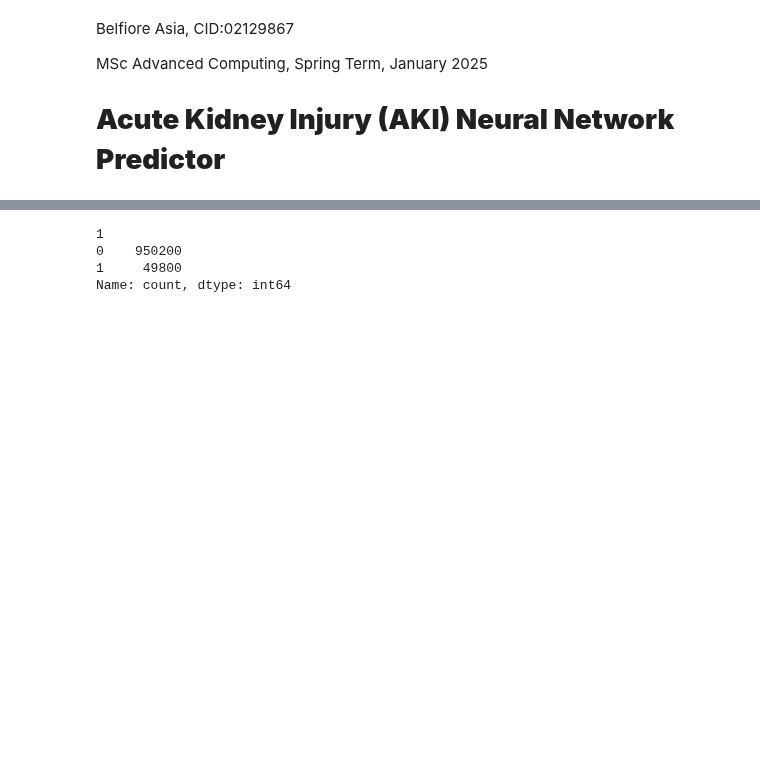
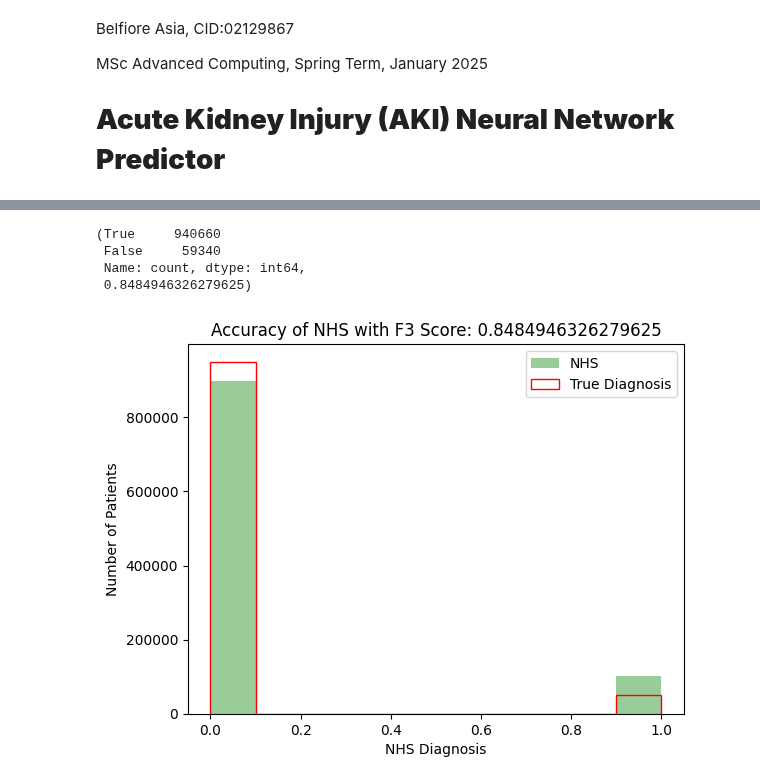
Before and after one commit to belfioreasia/aki-predictor, a Jupyter notebook: aki_predictor.ipynb, the cells around one changed output, grey strips where cells are left out. Cells and saved outputs as stored; diff of their text form; code cells hidden in the pictures; blank space fills up the shorter version.

```diff
--- a/aki_predictor.ipynb
+++ b/aki_predictor.ipynb
@@ -9,6 +9,7 @@ import numpy as np  # add to requirements.txt
 import torch    # add to requirements.txt
 import torch.nn as nn
 from utils import *
+import matplotlib.pyplot as plt
 
 # 0. Define Local Data Paths
 train_data_path = 'data/training.csv'
@@ -21,3 +22,14 @@ test_data_path = 'data/test.csv'
 #     print (x)
 # else:
 #     print ("MPS device not found.")
+
+
+def plot_accuracy(model, y_true, model_name, f3_score):
+    fig, ax = plt.subplots()
+    plt.hist(model, color='g', alpha=0.4, label='NHS')
+    if y_true is not None:
+        plt.hist(y_true, color='r', alpha=1, histtype='step', label='True Diagnosis')
+    plt.title(f"Accuracy of {model_name} with F3 Score: {f3_score}")
+    plt.xlabel(f'{model_name} Diagnosis')
+    plt.ylabel('Number of Patients')
+    plt.legend()
@@ -220,15 +232,0 @@ from utils import *
-# %%
-# 1. Load the training data
-train_data_path = 'data/training.csv'
-header_len = get_longest_row(train_data_path)
-test_dates_columns = get_header(header_len, 'train')
-
-creatinine_columns = test_dates_columns.copy()[3:]
-
-train_data = pd.read_csv(train_data_path, sep=',', names=test_dates_columns, skiprows=1)
-
-# get the exam date columns to datetime
-for i in range(0, len(creatinine_columns), 2):
-    train_data[creatinine_columns[i]] = pd.to_datetime(train_data[creatinine_columns[i]])
-
-train_data
@@ -286,7 +232,0 @@ formatted_train_data
-# %%
-patients[1].value_counts()
-# %% [output]
-1
-0    950200
-1     49800
-Name: count, dtype: int64
@@ -292,0 +242,16 @@ Name: count, dtype: int64
+# %%
+# 5 Compare to NHS algorithm
+# 5.a NHS Train Dataset Prediction
+nhs_aki = train_data['patient_features'].apply(lambda patient_record: nhs_aki_algo(patient_record))
+nhs_f3 = fbeta_score(train_data['aki_score'], nhs_aki, beta=3)
+(train_data['aki_score'] == nhs_aki).value_counts(), nhs_f3
+# %% [output]
+(True     940660
+ False     59340
+ Name: count, dtype: int64,
+ 0.8484946326279625)
+# %%
+# 5.b Plot Train Prediction Accuracy
+plot_accuracy(nhs_aki, train_data['aki_score'], 'NHS', nhs_f3)
+# %% [output]
+[figure, added]
```
Also changed, not shown: parts of 12 cells of this notebook, 3 other files.
